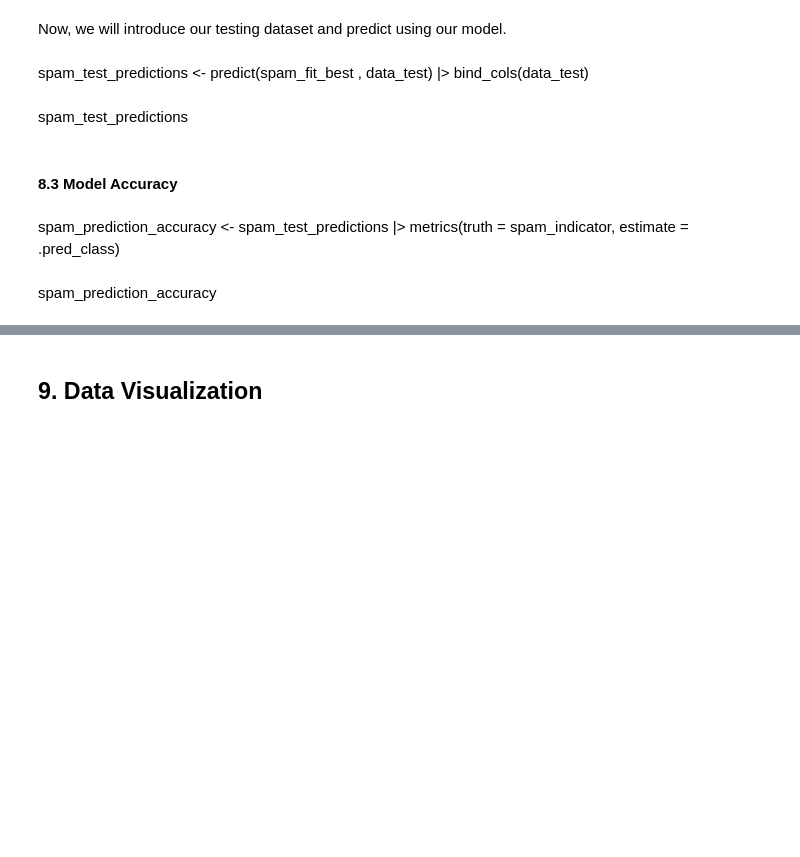
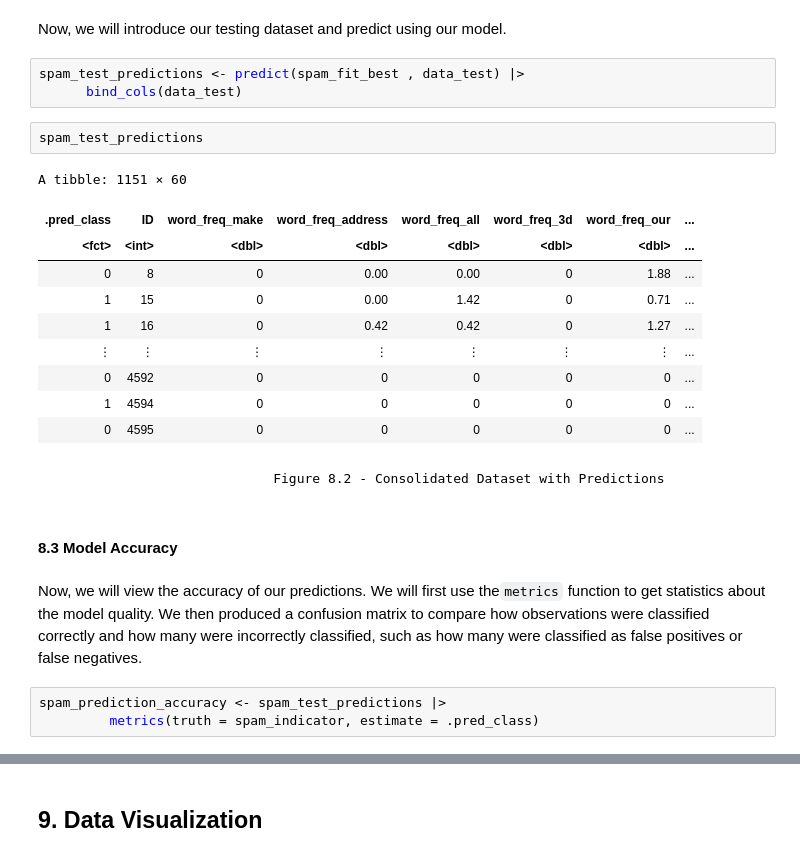
Before and after one commit to SarahHoang/dsci-100-project-group-162, a Jupyter notebook: final_report_group_162.ipynb, the cells around one changed output, grey strips where cells are left out. Drawn from its saved outputs; the diff is of its cells as text; blank space fills up the shorter version.

Commit message:
predicted using data_test

```diff
--- a/final_report_group_162.ipynb
+++ b/final_report_group_162.ipynb
@@ -504,15 +504,28 @@ Best k: 11
 #### 8.2 Predict Test Data
 # %% [markdown]
 Now, we will introduce our testing dataset and predict using our model.
-# %% [markdown]
-spam_test_predictions <- predict(spam_fit_best , data_test) |>
-      bind_cols(data_test)
-# %% [markdown]
-spam_test_predictions
+# %%
+spam_test_predictions <- predict(spam_fit_best , data_test) |>
+      bind_cols(data_test)
+# %%
+spam_test_predictions
+# %% [output]
+A tibble: 1151 × 60
+| .pred_class | ID | word_freq_make | word_freq_address | word_freq_all | word_freq_3d | word_freq_our | ... |
+| <fct> | <int> | <dbl> | <dbl> | <dbl> | <dbl> | <dbl> | ... |
+| 0 | 8 | 0 | 0.00 | 0.00 | 0 | 1.88 | ... |
+| 1 | 15 | 0 | 0.00 | 1.42 | 0 | 0.71 | ... |
+| 1 | 16 | 0 | 0.42 | 0.42 | 0 | 1.27 | ... |
+| ⋮ | ⋮ | ⋮ | ⋮ | ⋮ | ⋮ | ⋮ | ... |
+| 0 | 4592 | 0 | 0 | 0 | 0 | 0 | ... |
+| 1 | 4594 | 0 | 0 | 0 | 0 | 0 | ... |
+| 0 | 4595 | 0 | 0 | 0 | 0 | 0 | ... |
+# %% [markdown]
+                                Figure 8.2 - Consolidated Dataset with Predictions
 # %% [markdown]
 #### 8.3 Model Accuracy
-# %% [markdown]
-spam_prediction_accuracy <- spam_test_predictions |>
-         metrics(truth = spam_indicator, estimate = .pred_class)
-# %% [markdown]
-spam_prediction_accuracy
+# %% [markdown]
+Now, we will view the accuracy of our predictions. We will first use the`metrics` function to get statistics about the model quality. We then produced a confusion matrix to compare how observations were classified correctly and how many were incorrectly classified, such as how many were classified as false positives or false negatives.
+# %%
+spam_prediction_accuracy <- spam_test_predictions |>
+         metrics(truth = spam_indicator, estimate = .pred_class)
```
Also changed, not shown: parts of 7 cells of this notebook.
